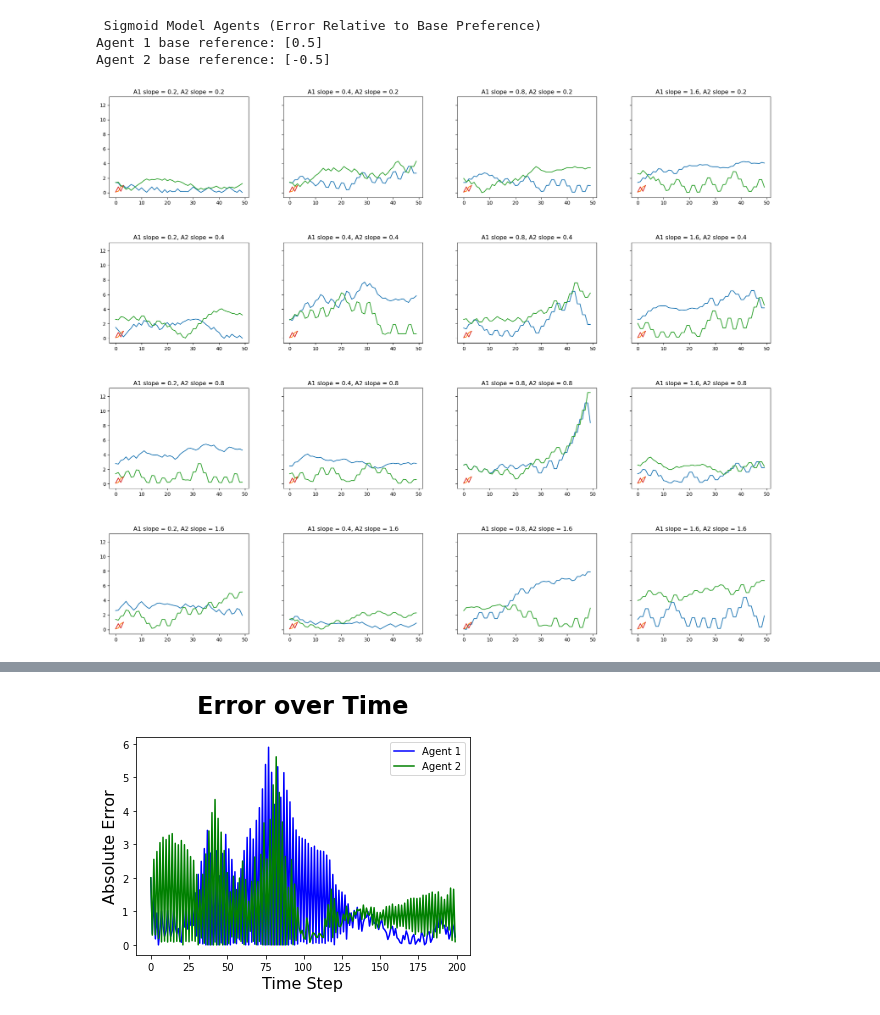
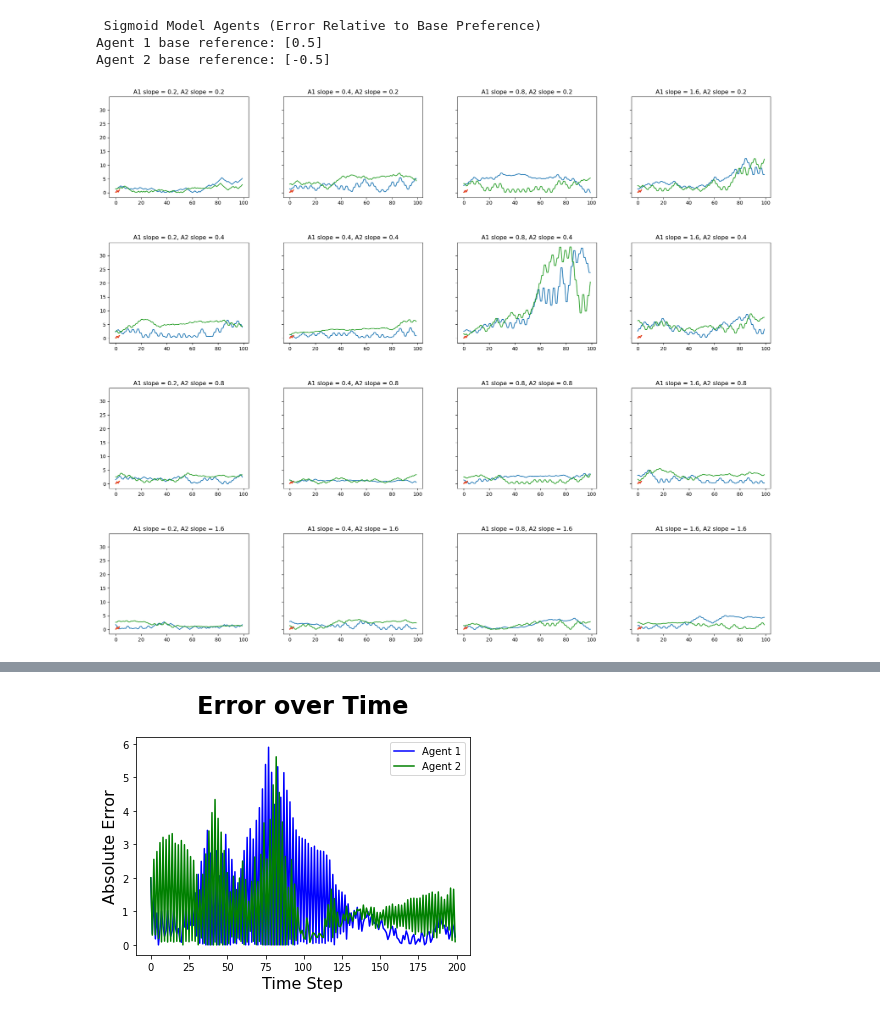
Before and after one commit to jprod/Control, a Jupyter notebook: two_ref_update_sigmoid.ipynb, the cells around one changed output, grey strips where cells are left out. Cells and saved outputs as stored; diff of their text form; code cells hidden in the pictures.

```diff
--- a/two_ref_update_sigmoid.ipynb
+++ b/two_ref_update_sigmoid.ipynb
@@ -189,7 +189,7 @@ agent216 = Control_node(sensor=sense, comparator=compare, control_update=control
 controller = control, internal_model=imc, internal_model_update=imc_update, behavioral_model=B2,
 system_estimate=A2, reference=R2, init_behavior=behav_2)
 # %%
-np.random.seed(11)
+np.random.seed(181)
 w = 6; h = 5
 ncols = 4
 nrows = 4
@@ -201,7 +201,7 @@ agents2 = [agent202,agent204,agent208,agent216]
 fig, ax = plt.subplots(nrows, ncols, figsize=(w*ncols, h*nrows), dpi=100,
                        sharey=True)#, sharex=True)
 plt.subplots_adjust(wspace=0.25,hspace=0.45)
-trials = 300
+trials = 100
 time = [i for i in range(trials)]
 
 for ix, param in enumerate(param_vals):
@@ -294,7 +294,7 @@ Agent 2 base reference: [-0.5]
 # %%
 
 
-np.random.seed(11)
+np.random.seed(181)
 w = 6; h = 5
 ncols = 4
 nrows = 4
@@ -306,7 +306,7 @@ agents2 = [agent202,agent204,agent208,agent216]
 fig, ax = plt.subplots(nrows, ncols, figsize=(w*ncols, h*nrows), dpi=100,
                        sharey=True)#, sharex=True)
 plt.subplots_adjust(wspace=0.25,hspace=0.45)
-trials = 50
+trials = 100
 time = [i for i in range(trials)]
 
 
@@ -369,31 +369,31 @@ for ix, param in enumerate(param_vals):
         b2 = plant2.transition(b2_control)
 
         # agent1_behaviors.append(b1)
         # agent2_behaviors.append(b2)
 
         agent1_error.append(np.absolute(R1-b2))
         agent2_error.append(np.absolute(R2-b1))
 
         # agent1_reference.append(agent1.get_reference()[0])
         # agent2_reference.append(agent2.get_reference()[0])
 
     ai = tups[ix]
 
     # plots
     ax[ai].plot(time, agent1_error, color1)
     ax[ai].plot(time, agent2_error, color2)
     ax[ai].set_title('A1 slope = {}, A2 slope = {}'.format(agents_slope[param%4], agents_slope[int(((param - (param%4)))/ncols)]))
     # ax[ai].set_xlim(0,t)
     # ax[ai].set_ylim(0,1)
     ax[ai].tick_params(axis='x')
     ax[ai].tick_params(axis='y')
 
 print("\n Sigmoid Model Agents (Error Relative to Base Preference)")
 print("Agent 1 base reference: {}".format(R1))
 print("Agent 2 base reference: {}".format(R2))
 plt.show()
 # %% [output]
  Sigmoid Model Agents (Error Relative to Base Preference)
 Agent 1 base reference: [0.5]
 Agent 2 base reference: [-0.5]
-[figure, old version]
+[figure, new version]
```
Also changed, not shown: parts of 4 cells of this notebook.
